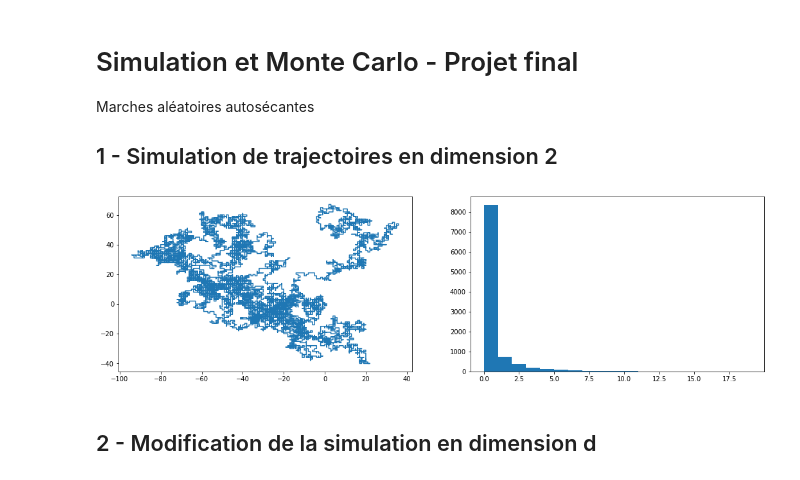
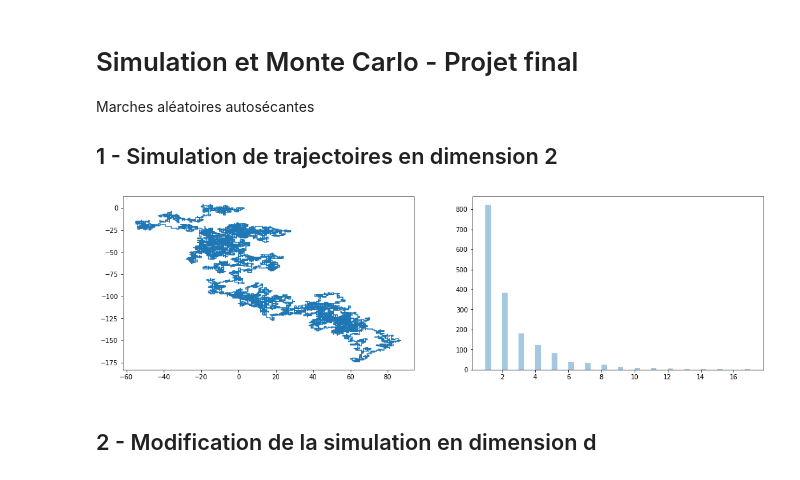
Before and after one commit to LittleBabyPanda/MCProject, a Jupyter notebook: MCProject.ipynb, the cells around one changed output. Cells and saved outputs as stored; diff of their text form; code cells hidden in the pictures.

Commit message:
Modifié le barplot pour qu'il soit un peu plus joli et qu'il n'affiche que les longueurs supérieures à 0

```diff
--- a/MCProject.ipynb
+++ b/MCProject.ipynb
@@ -40,17 +41,17 @@ while nbr_sections < n:
 # %%
 x = list()
 y = list()
 
 for i in range(len(trajectoire)):
     x.append(trajectoire[i][0])
     y.append(trajectoire[i][1])
 
 fig, (ax1,ax2) = plt.subplots(1,2,figsize = (18,5))
 ax1.plot(x,y)
-ax2.hist(longueurs,bins=range(20))
+ax2 = sns.distplot(np.array(longueurs)[np.where(np.array(longueurs)>0)], kde=False)
 plt.show()
 # %% [output]
-[figure, old version]
+[figure, new version]
 # %% [markdown]
 ## 2 - Modification de la simulation en dimension d
 # %%
```
Also changed, not shown: parts of 1 cell of this notebook.
